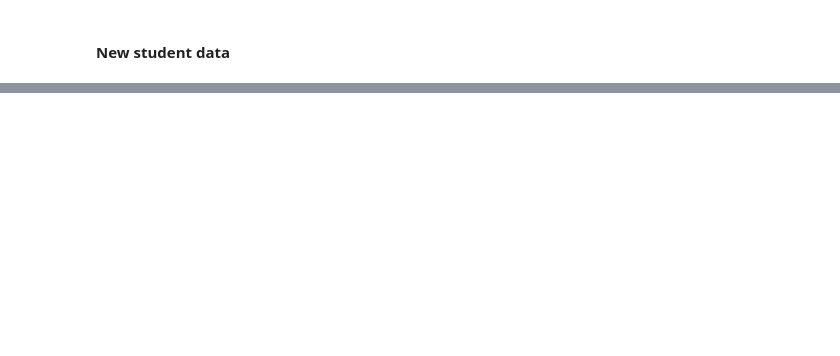
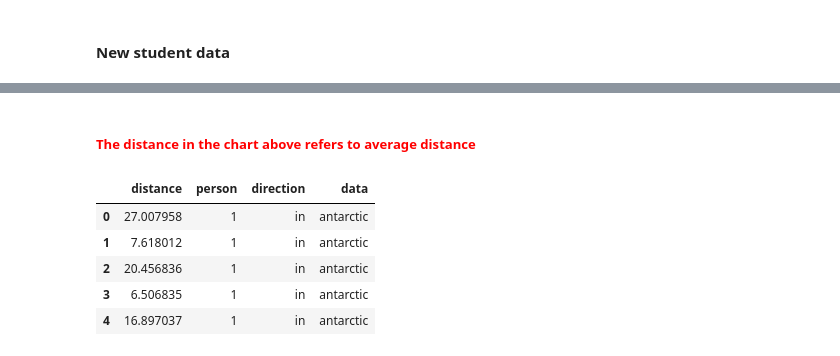
Before and after one commit to marcindahlen/Antarctica_research_2020, a Jupyter notebook: notebook.ipynb, the cells around one changed output, grey strips where cells are left out. Saved outputs shown, nothing was run; the diff lists cells and outputs as text; code cells hidden in the pictures; blank space fills up the shorter version.

Commit message:
added in and out distances comparison for datasets

```diff
--- a/notebook.ipynb
+++ b/notebook.ipynb
@@ -984,0 +949,20 @@ matplotlib.pyplot.show()
+# %%
+for person, relations in antarctic_incoming_distances.items():
+    for other, distances in relations.items():
+        incoming_outgoing_dist_df.loc[incoming_outgoing_dist_index] = [numpy.mean(distances), person, 'in', 'antarctic']
+        incoming_outgoing_dist_index += 1
+# %%
+for person, relations in antarctic_outgoing_distances.items():
+    for other, distances in relations.items():
+        incoming_outgoing_dist_df.loc[incoming_outgoing_dist_index] = [numpy.mean(distances), person, 'out', 'antarctic']
+        incoming_outgoing_dist_index += 1
+# %%
+for person, relations in student_incoming_distances.items():
+    for other, distances in relations.items():
+        incoming_outgoing_dist_df.loc[incoming_outgoing_dist_index] = [numpy.mean(distances), person, 'in', 'student']
+        incoming_outgoing_dist_index += 1
+# %%
+for person, relations in student_outgoing_distances.items():
+    for other, distances in relations.items():
+        incoming_outgoing_dist_df.loc[incoming_outgoing_dist_index] = [numpy.mean(distances), person, 'out', 'student']
+        incoming_outgoing_dist_index += 1
@@ -984,0 +979,11 @@ matplotlib.pyplot.show()
+# %% [markdown]
+##### <span style="color:red">The distance in the chart above refers to <b>average</b> distance</span>
+# %%
+incoming_outgoing_dist_df.head()
+# %% [output]
+|  | distance | person | direction | data |
+| 0 | 27.007958 | 1 | in | antarctic |
+| 1 | 7.618012 | 1 | in | antarctic |
+| 2 | 20.456836 | 1 | in | antarctic |
+| 3 | 6.506835 | 1 | in | antarctic |
+| 4 | 16.897037 | 1 | in | antarctic |
```
Also changed, not shown: parts of 9 cells of this notebook.
